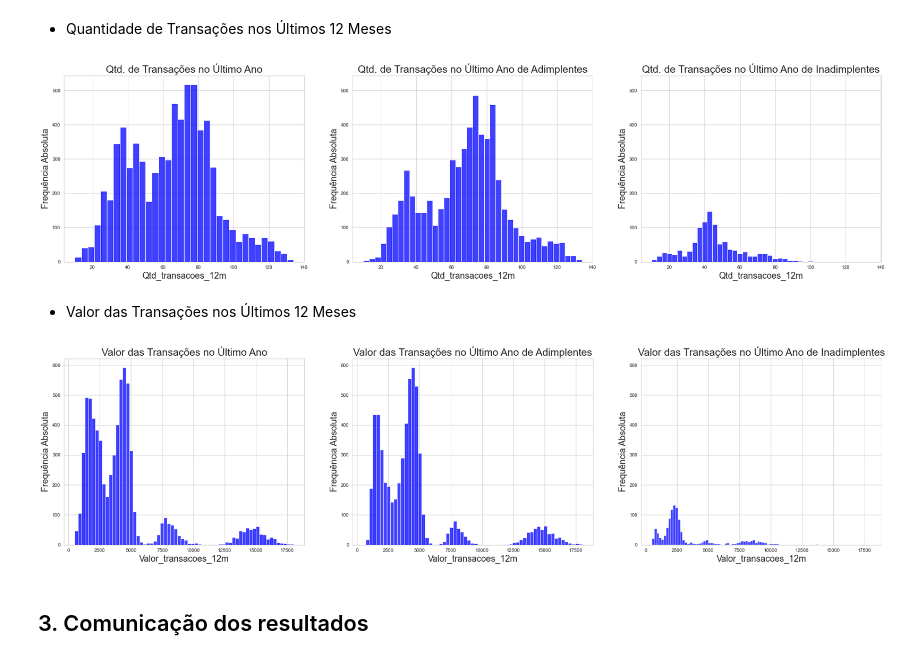
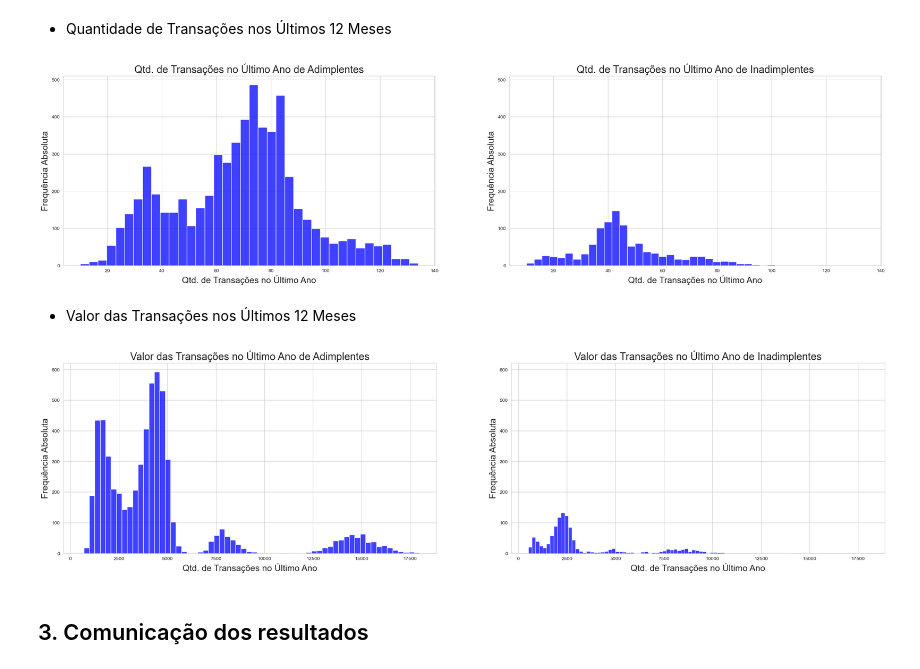
Before and after one commit to fsemeneze/Analise-de-clientes-inadimplentes, a Jupyter notebook: Projeto/analise_de_clientes.ipynb, the cells around one changed output. Saved outputs shown, nothing was run; the diff lists cells and outputs as text; code cells hidden in the pictures.

```diff
--- a/Projeto/analise_de_clientes.ipynb
+++ b/Projeto/analise_de_clientes.ipynb
@@ -378,15 +378,15 @@ df_clientes.select_dtypes('object').head()
 # %%
 coluna = 'escolaridade'
-titulos = ['Escolaridade dos Clientes', 'Escolaridade dos Clientes Adimplentes', 'Escolaridade dos Clientes Inadimplentes']
-dataframes = [df_clientes, df_clientes_adimplente, df_clientes_inadimplente]
+titulos = ['Escolaridade dos Clientes Adimplentes', 'Escolaridade dos Clientes Inadimplentes']
+dataframes = [df_clientes_adimplente, df_clientes_inadimplente]
 
 eixo = 0
 max_y = 0
 max = df_clientes.select_dtypes('object').describe()[coluna]['freq'] * 1.1
 
-figura, eixos = plt.subplots(1,3, figsize=(30, 7), sharex=True)
+figura, eixos = plt.subplots(1,2, figsize=(30, 7), sharex=True)
 
-for dataframe in [df_clientes, df_clientes_adimplente, df_clientes_inadimplente]:
+for dataframe in [df_clientes_adimplente, df_clientes_inadimplente]:
 
   df_to_plot = dataframe[coluna].value_counts().to_frame()
   df_to_plot.rename(columns={coluna: 'frequencia_absoluta'}, inplace=True)
@@ -394,7 +394,7 @@ for dataframe in [df_clientes, df_clientes_adimplente, df_clientes_inadimplente]
   df_to_plot.sort_values(by=[coluna], inplace=True)
   df_to_plot.sort_values(by=[coluna])
 
-  f = sns.barplot(x=df_to_plot[coluna], y=df_to_plot['frequencia_absoluta'], ax=eixos[eixo], palette ="dark")
+  f = sns.barplot(x=df_to_plot[coluna], y=df_to_plot['frequencia_absoluta'], ax=eixos[eixo], palette ="Set1")
   f.set(title=titulos[eixo], xlabel=coluna.capitalize(), ylabel='Frequência Absoluta')
   f.set_xticklabels(labels=f.get_xticklabels())
   f.xaxis.label.set_fontsize(20)
@@ -414,13 +414,13 @@ figura.show()
 * Salário Anual
 # %%
 coluna = 'salario_anual'
-titulos = ['Salário Anual dos Clientes', 'Salário Anual dos Clientes Adimplentes', 'Salário Anual dos Clientes Inadimplentes']
+titulos = ['Salário Anual dos Clientes Adimplentes', 'Salário Anual dos Clientes Inadimplentes']
 
 eixo = 0
 max_y = 0
-figura, eixos = plt.subplots(1,3, figsize=(30, 7), sharex=True)
+figura, eixos = plt.subplots(1,2, figsize=(30, 7), sharex=True)
 
-for dataframe in [df_clientes, df_clientes_adimplente, df_clientes_inadimplente]:
+for dataframe in [df_clientes_adimplente, df_clientes_inadimplente]:
 
   df_to_plot = dataframe[coluna].value_counts().to_frame()
   df_to_plot.rename(columns={coluna: 'frequencia_absoluta'}, inplace=True)
@@ -428,8 +428,8 @@ for dataframe in [df_clientes, df_clientes_adimplente, df_clientes_inadimplente]
   df_to_plot.reset_index(inplace=True, drop=True)
   df_to_plot.sort_values(by=[coluna], inplace=True)
 
-  f = sns.barplot(x=df_to_plot[coluna], y=df_to_plot['frequencia_absoluta'], ax=eixos[eixo], palette ="dark")
-  f.set(title=titulos[eixo], xlabel=coluna.capitalize(), ylabel='Frequência Absoluta')
+  f = sns.barplot(x=df_to_plot[coluna], y=df_to_plot['frequencia_absoluta'], ax=eixos[eixo], palette ="Set1")
+  f.set(title=titulos[eixo], xlabel='Salario Anual', ylabel='Frequência Absoluta')
   f.set_xticklabels(labels=f.get_xticklabels())
   f.xaxis.label.set_fontsize(20)
   f.title.set_fontsize(25)
@@ -487,16 +486,16 @@ plt.show()
 * Quantidade de Transações nos Últimos 12 Meses
 # %%
 coluna = 'qtd_transacoes_12m'
-titulos = ['Qtd. de Transações no Último Ano', 'Qtd. de Transações no Último Ano de Adimplentes', 'Qtd. de Transações no Último Ano de Inadimplentes']
+titulos = ['Qtd. de Transações no Último Ano de Adimplentes', 'Qtd. de Transações no Último Ano de Inadimplentes']
 
 eixo = 0
 max_y = 0
-figura, eixos = plt.subplots(1,3, figsize=(30, 7), sharex=True)
+figura, eixos = plt.subplots(1,2, figsize=(30, 7), sharex=True)
 
-for dataframe in [df_clientes, df_clientes_adimplente, df_clientes_inadimplente]:
+for dataframe in [df_clientes_adimplente, df_clientes_inadimplente]:
 
   f = sns.histplot(x=coluna, data=dataframe, stat='count', ax=eixos[eixo], color="blue")
-  f.set(title=titulos[eixo], xlabel=coluna.capitalize(), ylabel='Frequência Absoluta')
+  f.set(title=titulos[eixo], xlabel='Qtd. de Transações no Último Ano', ylabel='Frequência Absoluta')
   f.xaxis.label.set_fontsize(18)
   f.title.set_fontsize(21)
   f.yaxis.label.set_fontsize(18)
@@ -509,34 +508,34 @@ for dataframe in [df_clientes, df_clientes_adimplente, df_clientes_inadimplente]
 
 figura.show()
 # %% [output]
-[figure, old version]
+[figure, new version]
 # %% [markdown]
 * Valor das Transações nos Últimos 12 Meses
 # %%
 coluna = 'valor_transacoes_12m'
-titulos = ['Valor das Transações no Último Ano', 'Valor das Transações no Último Ano de Adimplentes', 'Valor das Transações no Último Ano de Inadimplentes']
+titulos = ['Valor das Transações no Último Ano de Adimplentes', 'Valor das Transações no Último Ano de Inadimplentes']
 
 eixo = 0
 max_y = 0
-figura, eixos = plt.subplots(1,3, figsize=(30, 7), sharex=True)
+figura, eixos = plt.subplots(1,2, figsize=(30, 7), sharex=True)
 
-for dataframe in [df_clientes, df_clientes_adimplente, df_clientes_inadimplente]:
+for dataframe in [df_clientes_adimplente, df_clientes_inadimplente]:
 
   f = sns.histplot(x=coluna, data=dataframe, stat='count', ax=eixos[eixo], color="blue")
-  f.set(title=titulos[eixo], xlabel=coluna.capitalize(), ylabel='Frequência Absoluta')
+  f.set(title=titulos[eixo], xlabel='Qtd. de Transações no Último Ano', ylabel='Frequência Absoluta')
   f.xaxis.label.set_fontsize(18)
   f.title.set_fontsize(21)
   f.yaxis.label.set_fontsize(18)
 
   _, max_y_f = f.get_ylim()
   max_y = max_y_f if max_y_f > max_y else max_y
   f.set(ylim=(0, max_y))
 
   eixo += 1
 
 figura.show()
 # %% [output]
-[figure, old version]
+[figure, new version]
 # %% [markdown]
 ## 3. Comunicação dos resultados
 # %% [markdown]
```
Also changed, not shown: parts of 5 cells of this notebook.
